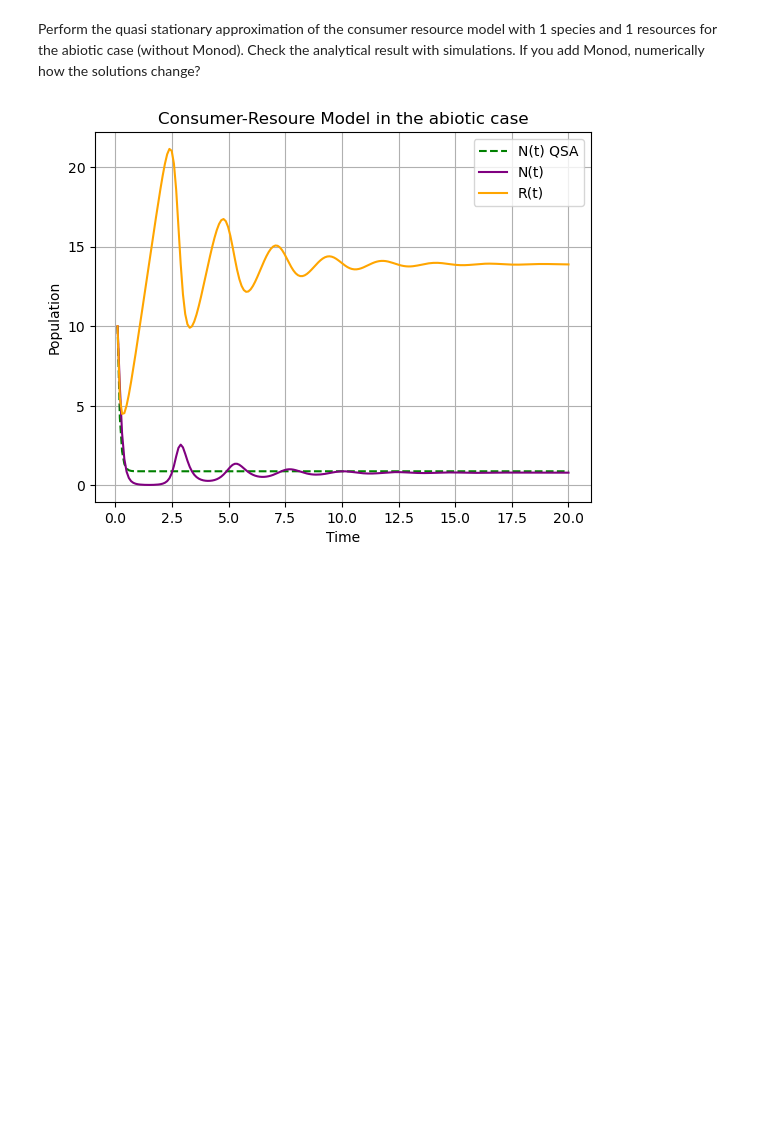
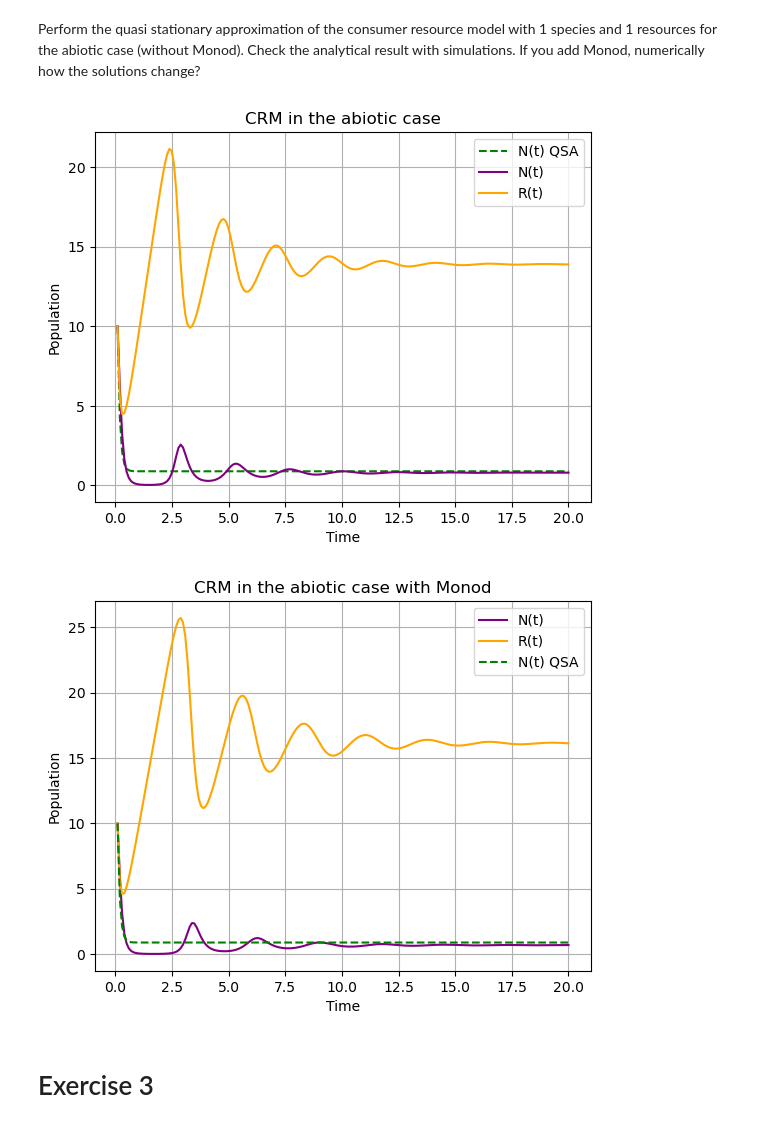
Before and after one commit to pietromalagoli/Physics-of-Living-Systems, a Jupyter notebook: homework1.ipynb, the cells around one changed output. Cells and saved outputs as stored; diff of their text form; code cells hidden in the pictures; blank space fills up the shorter version.

```diff
--- a/homework1.ipynb
+++ b/homework1.ipynb
@@ -24,57 +59,60 @@ g = 0.8
 d = 10
 s = 10
 c = 0.9
-mu = 0.0005
-K = 5
 
 # Z = [N, R]
 z = [10,10]
 def CRM(z,t):
     dndt = (g * c * z[1] - d) * z[0]
     drdt = s - c * z[1] * z[0]
     return [dndt, drdt]
 
 # Without Monod:
 def pop(N,t):
     return (((g * s) / (c * N)) - d) * N
 
-'''
-# With Monod:
-def monod(z,t):
-    m = mu * (z[1] / (K + z[1]))
-    dndt = (g * c * m - d) * z[0]
-    drdt = s - c * z[1] * z[0]
-    return [dndt, drdt]
-'''
-
 # Set the time span
 t_s = np.linspace(0.1, 20, 201) # in seconds
 
 # Solve
-#sol = solve_ivp(pop, t_s, N0, method='RK45')
 sol_n = odeint(pop,z[0],t_s)
-
 sol_z = odeint(CRM, z, t_s)
-
-#sol_m = odeint(monod, z, t_s)
 
 # Plot the results
 plt.plot(t_s, sol_n, label='N(t) QSA', color='g', linestyle='--')
 #plt.plot(t_s, sol_m, label='N(t) w Monod', color='r')
 plt.plot(t_s, sol_z[:,0], label="N(t)", color="purple")
 plt.plot(t_s, sol_z[:,1], label="R(t)", color="orange")
-#plt.plot(t_s, sol_m[:,0], label='Monod', color='r')
-#plt.plot(t_s, sol_m[:,1], label='Monod-r', color='b')
 plt.grid()
-plt.title("Consumer-Resoure Model in the abiotic case")
+plt.title("CRM in the abiotic case")
 plt.xlabel('Time')
 plt.ylabel('Population')
 plt.legend()
 plt.show()
 
-#plt.plot(t_s, sol_z[:,1], label="R(t)", color="orange")
-#plt.plot(t_s, sol_r, label="R(t)", color="r")
-#plt.plot(t_s, r_star(sol_z[:,0]), linestyle='--', color='g')
-#plt.axhline(d / (g * c))
+####################### With Monod ########################
+mu = 100
+K = 100
+
+def monod(z,t):
+    m = mu * (z[1] / (K + z[1]))
+    dndt = (g * c * m - d) * z[0]
+    drdt = s - c * z[1] * z[0]
+    return [dndt, drdt]
+
+sol_m = odeint(monod, z, t_s)
+
+plt.plot(t_s, sol_m[:,0], label='N(t)', color='purple')
+plt.plot(t_s, sol_m[:,1], label='R(t)', color='orange')
+plt.plot(t_s, sol_n, label='N(t) QSA', color='g', linestyle='--')
+plt.grid()
+plt.title("CRM in the abiotic case with Monod")
+plt.xlabel('Time')
+plt.ylabel('Population')
+plt.legend()
+plt.show()
 # %% [output]
-[figure, old version]
+[figure, new version]
+[figure, added]
+# %% [markdown]
+# Exercise 3 #
```
Also changed, not shown: parts of 4 cells of this notebook.
